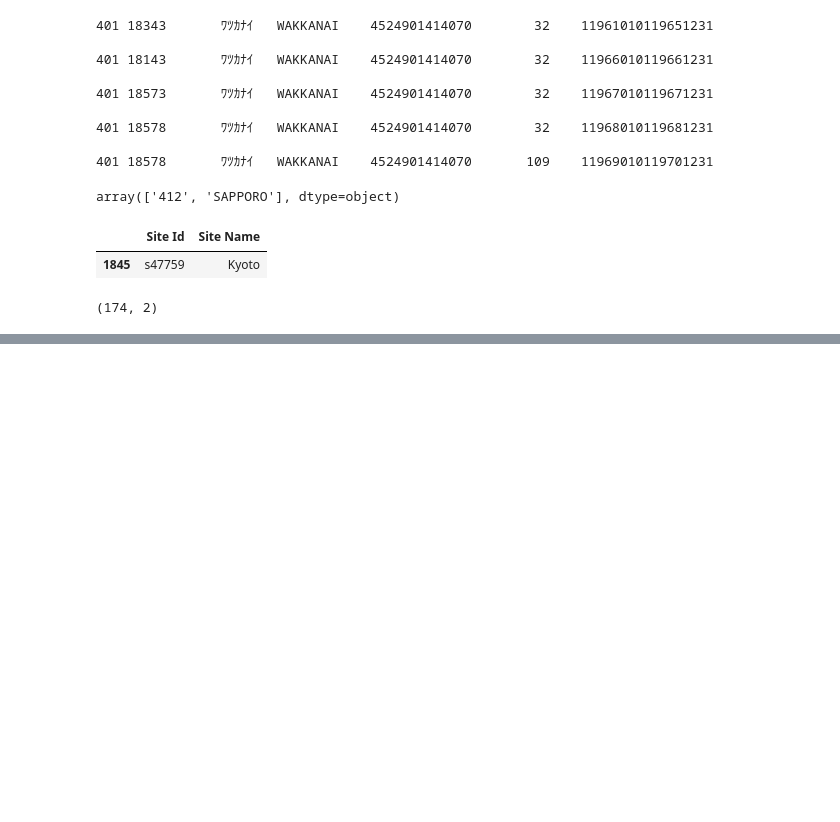
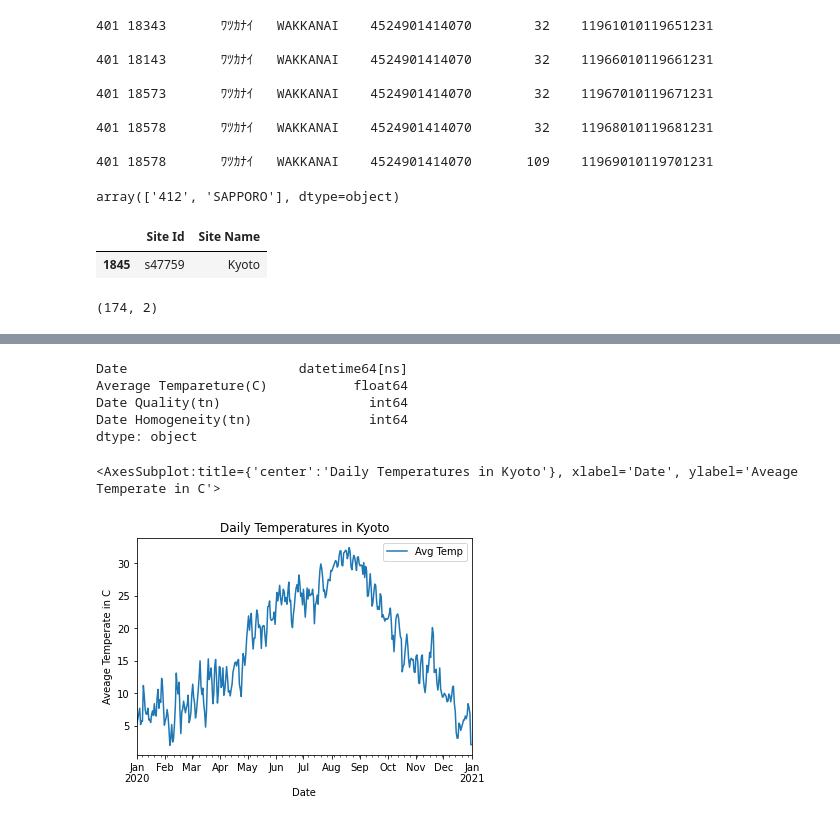
Before and after one commit to rglasnap/python-notebooks, a Jupyter notebook: Japan_Temperatures_JMA.ipynb, the cells around one changed output, grey strips where cells are left out. Drawn from its saved outputs; the diff is of its cells as text; code cells hidden in the pictures; blank space fills up the shorter version.

Commit message:
Got the POST request working
Finally got the POST request working. Pandas also appears to read
everything in without any mucking around. Next up is making some
useful functions out all this mess.

```diff
--- a/Japan_Temperatures_JMA.ipynb
+++ b/Japan_Temperatures_JMA.ipynb
@@ -57,0 +90,23 @@ site_list.shape
+# %%
+data = {'stationNumList': '["s47759"]',
+    'aggrgPeriod': 1,
+    'elementNumList': '[["201",""]]',
+    'interAnnualFlag': 1,
+    'ymdList': '["2020","2021","1","1","1","1"]',
+    'optionNumList': '[]',
+    'downloadFlag': True,
+    'rmkFlag': 1,
+    'disconnectFlag': 1,
+    'youbiFlag': 0,
+    'fukenFlag': 0,
+    'kijiFlag': 0,
+    'huukouFlag': 0,
+    'csvFlag': 1,
+    'jikantaiFlag': 0,
+    'jikantaiList': '[]',
+    'ymdLiteral': 1,
+    'PHPSESSID':  orig_soup.select('#sid')[0]['value'] }
+
+
+response = sess.post(site,data=data)
+response.headers
@@ -57,0 +127,5 @@ site_list.shape
+# %%
+testcase = BeautifulSoup(response.content)
+testdates = StringIO(testcase.p.text)
+test_df = pd.read_csv(testdates,skiprows=5,names=['Date','Avg Temp', 'Data Quality tn', 'Data Homogeneity tn'],parse_dates=[0])
+test_df
@@ -57,0 +146,13 @@ site_list.shape
+# %%
+test_df.dtypes
+# %% [output]
+Date                      datetime64[ns]
+Average Tempareture(C)           float64
+Date Quality(tn)                   int64
+Date Homogeneity(tn)               int64
+dtype: object
+# %%
+test_df.plot('Date','Avg Temp',ylabel='Aveage Temperate in C',title='Daily Temperatures in Kyoto')
+# %% [output]
+<AxesSubplot:title={'center':'Daily Temperatures in Kyoto'}, xlabel='Date', ylabel='Aveage Temperate in C'>
+[figure, added]
```
Also changed, not shown: parts of 7 cells of this notebook, 1 other file.
